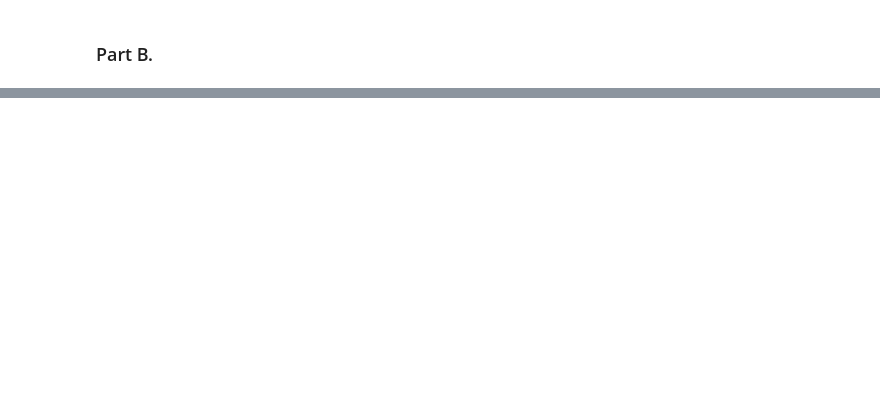
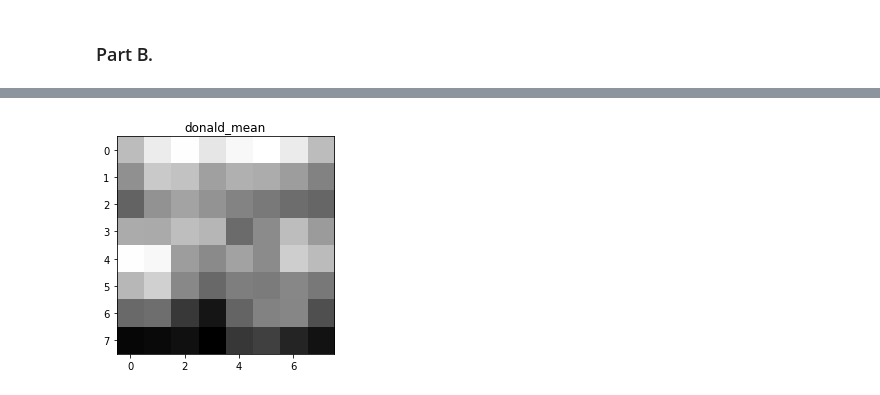
Before and after one commit to nahbos/AUT-Pattern-Recognition, a Jupyter notebook: SPR_HW3/EX03_Q4.ipynb, the cells around one changed output, grey strips where cells are left out. Drawn from its saved outputs; the diff is of its cells as text; code cells hidden in the pictures; blank space fills up the shorter version.

```diff
--- a/SPR_HW3/EX03_Q4.ipynb
+++ b/SPR_HW3/EX03_Q4.ipynb
@@ -92,0 +162,18 @@ trans_pca_b = pca_b.transform(df_blue)
+# %%
+for i, data in enumerate([dataset_donald]): # dataset_joe
+    if i == 1:
+        b = data[0].mean().values.reshape(8, 8)
+        g = data[1].mean().values.reshape(8, 8)
+        r = data[2].mean().values.reshape(8, 8)
+        img = cv2.merge([b, g, r])
+        plt.imshow(img)
+
+
+    else:
+        img = np.array(data.mean().values.reshape(8, 8))
+        plt.imshow(img, cmap='gray')
+
+    plt.title(['donald_mean', 'joe_mean'][i])
+    plt.show()
+# %% [output]
+[figure, added]
```
Also changed, not shown: parts of 15 cells of this notebook.
